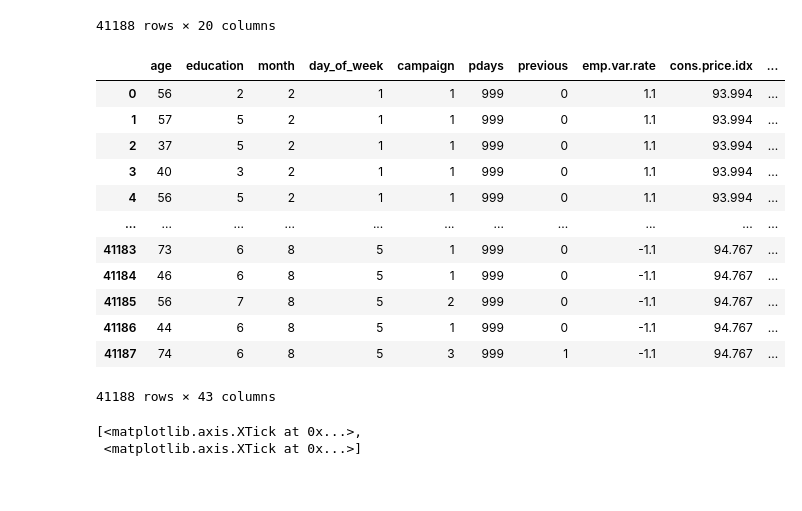
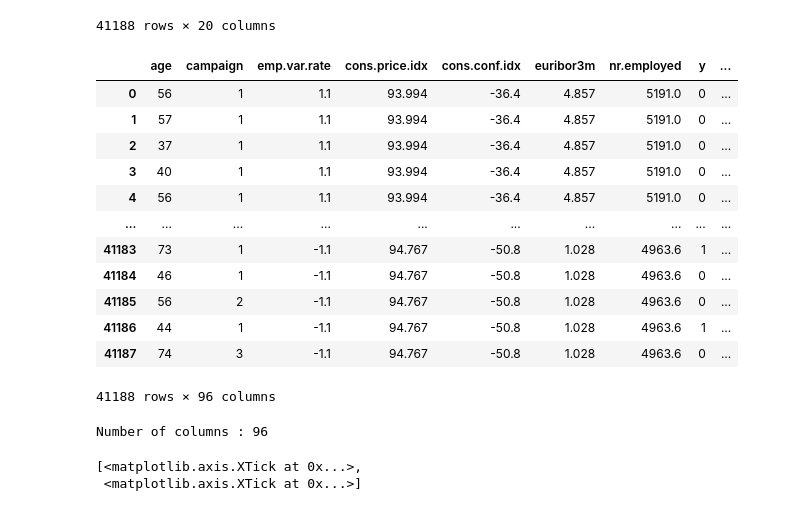
Before and after one commit to ThakdanaiSaelee/Lab_CE888, a Jupyter notebook: lab3/bank_classification.ipynb, the cells around one changed output. Drawn from its saved outputs; the diff is of its cells as text; code cells hidden in the pictures.

```diff
--- a/lab3/bank_classification.ipynb
+++ b/lab3/bank_classification.ipynb
@@ -46,0 +68,7 @@ df
+# %%
+# Use labelEncoder to convert text data to number
+column = ['job','marital','education','default','housing','loan','contact','month','day_of_week','poutcome','y']
+label = LabelEncoder()
+for column in column:
+  df[column] = label.fit_transform(df[column])
+df
@@ -125,23 +173,27 @@ df
 41188 rows × 20 columns
 # %%
 # split catagory data to column
-cat_data = ['job','marital', 'default', 'housing', 'loan', 'contact', 'poutcome']
+cat_data = ['job','marital','education', 'default', 'housing', 'loan', 'contact','month','day_of_week', 'poutcome','pdays','previous']
 data = pd.get_dummies(df, columns= cat_data)
 data
 # %% [output]
-|  | age | education | month | day_of_week | campaign | pdays | previous | emp.var.rate | cons.price.idx | ... |
-| 0 | 56 | 2 | 2 | 1 | 1 | 999 | 0 | 1.1 | 93.994 | ... |
-| 1 | 57 | 5 | 2 | 1 | 1 | 999 | 0 | 1.1 | 93.994 | ... |
-| 2 | 37 | 5 | 2 | 1 | 1 | 999 | 0 | 1.1 | 93.994 | ... |
-| 3 | 40 | 3 | 2 | 1 | 1 | 999 | 0 | 1.1 | 93.994 | ... |
-| 4 | 56 | 5 | 2 | 1 | 1 | 999 | 0 | 1.1 | 93.994 | ... |
-| ... | ... | ... | ... | ... | ... | ... | ... | ... | ... | ... |
-| 41183 | 73 | 6 | 8 | 5 | 1 | 999 | 0 | -1.1 | 94.767 | ... |
-| 41184 | 46 | 6 | 8 | 5 | 1 | 999 | 0 | -1.1 | 94.767 | ... |
-| 41185 | 56 | 7 | 8 | 5 | 2 | 999 | 0 | -1.1 | 94.767 | ... |
-| 41186 | 44 | 6 | 8 | 5 | 1 | 999 | 0 | -1.1 | 94.767 | ... |
-| 41187 | 74 | 6 | 8 | 5 | 3 | 999 | 1 | -1.1 | 94.767 | ... |
+|  | age | campaign | emp.var.rate | cons.price.idx | cons.conf.idx | euribor3m | nr.employed | y | ... |
+| 0 | 56 | 1 | 1.1 | 93.994 | -36.4 | 4.857 | 5191.0 | 0 | ... |
+| 1 | 57 | 1 | 1.1 | 93.994 | -36.4 | 4.857 | 5191.0 | 0 | ... |
+| 2 | 37 | 1 | 1.1 | 93.994 | -36.4 | 4.857 | 5191.0 | 0 | ... |
+| 3 | 40 | 1 | 1.1 | 93.994 | -36.4 | 4.857 | 5191.0 | 0 | ... |
+| 4 | 56 | 1 | 1.1 | 93.994 | -36.4 | 4.857 | 5191.0 | 0 | ... |
+| ... | ... | ... | ... | ... | ... | ... | ... | ... | ... |
+| 41183 | 73 | 1 | -1.1 | 94.767 | -50.8 | 1.028 | 4963.6 | 1 | ... |
+| 41184 | 46 | 1 | -1.1 | 94.767 | -50.8 | 1.028 | 4963.6 | 0 | ... |
+| 41185 | 56 | 2 | -1.1 | 94.767 | -50.8 | 1.028 | 4963.6 | 0 | ... |
+| 41186 | 44 | 1 | -1.1 | 94.767 | -50.8 | 1.028 | 4963.6 | 1 | ... |
+| 41187 | 74 | 3 | -1.1 | 94.767 | -50.8 | 1.028 | 4963.6 | 0 | ... |
-41188 rows × 43 columns
+41188 rows × 96 columns
+# %%
+print('Number of columns :', len(data.columns))
+# %% [output]
+Number of columns : 96
 # %%
 # plot histogram for output data
 p = sns.histplot(data=data, x="y", color="skyblue")
```
Also changed, not shown: parts of 12 cells of this notebook.
